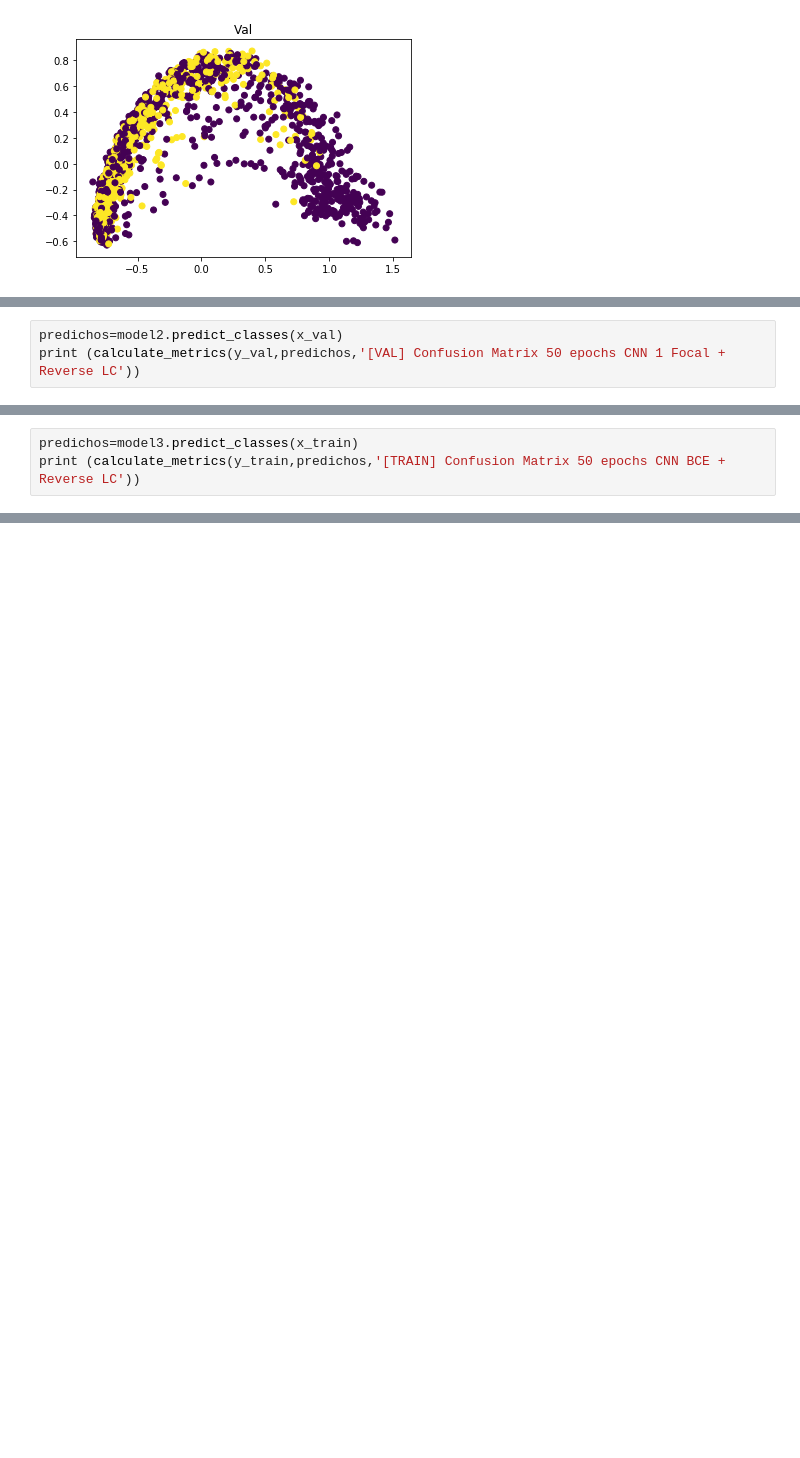
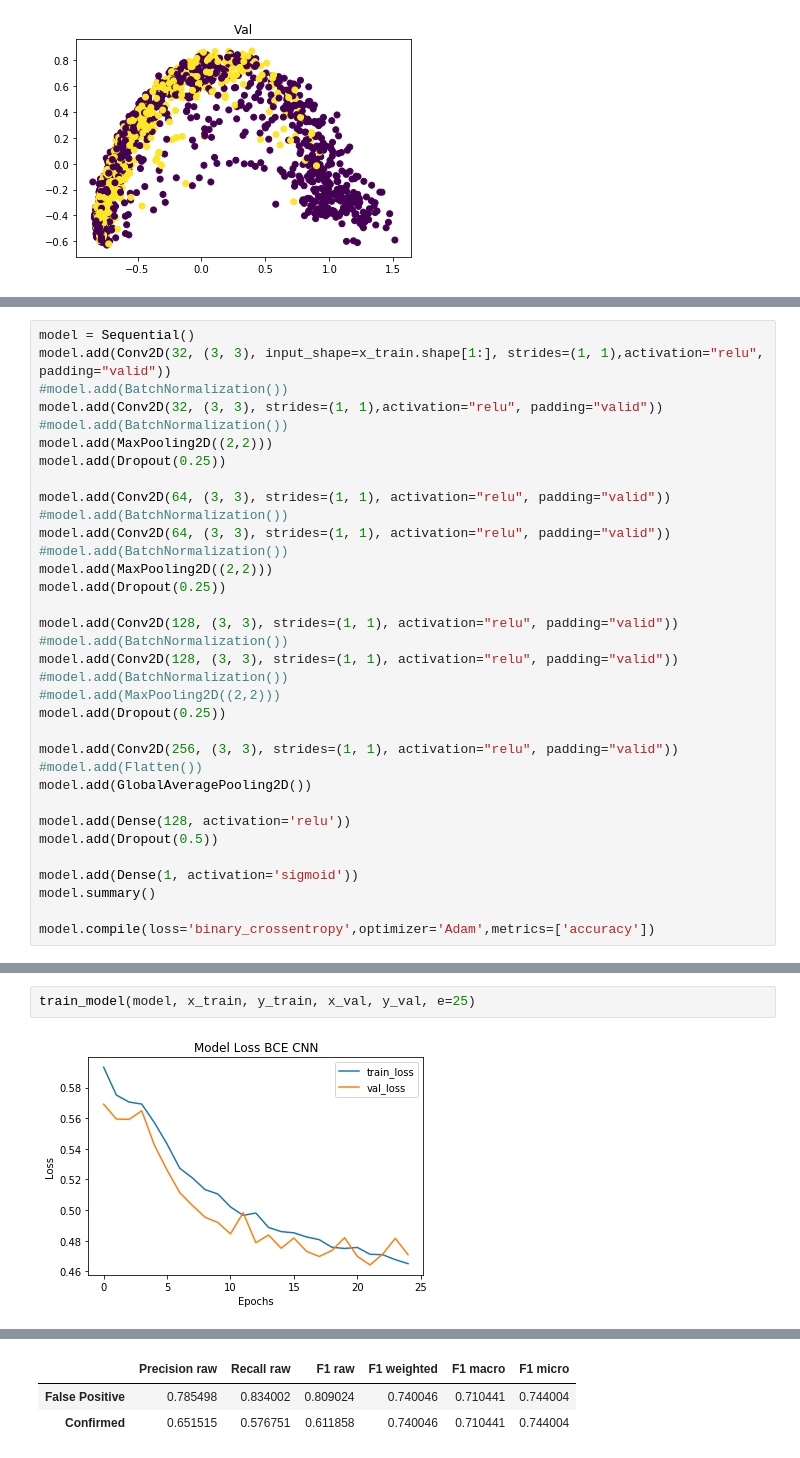
Before and after one commit to harel-coffee/PIIC19-auto, a Jupyter notebook: code/obj1/pruebas_cnn_francisco-concat.ipynb, the cells around one changed output, grey strips where cells are left out. Cells and saved outputs as stored; diff of their text form; blank space fills up the shorter version.

```diff
--- a/code/obj1/pruebas_cnn_francisco-concat.ipynb
+++ b/code/obj1/pruebas_cnn_francisco-concat.ipynb
@@ -415,3 +284,0 @@ Epoch 50/50
-# %%
-predichos=model2.predict_classes(x_val)
-print (calculate_metrics(y_val,predichos,'[VAL] Confusion Matrix 50 epochs CNN 1 Focal + Reverse LC'))
@@ -645,3 +284,0 @@ Confirmed       0.668573
-# %%
-predichos=model3.predict_classes(x_train)
-print (calculate_metrics(y_train,predichos,'[TRAIN] Confusion Matrix 50 epochs CNN BCE + Reverse LC'))
@@ -1035,0 +308,34 @@ Confirmed         0.419802
+# %%
+model = Sequential()
+model.add(Conv2D(32, (3, 3), input_shape=x_train.shape[1:], strides=(1, 1),activation="relu", padding="valid"))
+#model.add(BatchNormalization())
+model.add(Conv2D(32, (3, 3), strides=(1, 1),activation="relu", padding="valid"))
+#model.add(BatchNormalization())
+model.add(MaxPooling2D((2,2)))
+model.add(Dropout(0.25))
+
+model.add(Conv2D(64, (3, 3), strides=(1, 1), activation="relu", padding="valid"))
+#model.add(BatchNormalization())
+model.add(Conv2D(64, (3, 3), strides=(1, 1), activation="relu", padding="valid"))
+#model.add(BatchNormalization())
+model.add(MaxPooling2D((2,2)))
+model.add(Dropout(0.25))
+
+model.add(Conv2D(128, (3, 3), strides=(1, 1), activation="relu", padding="valid"))
+#model.add(BatchNormalization())
+model.add(Conv2D(128, (3, 3), strides=(1, 1), activation="relu", padding="valid"))
+#model.add(BatchNormalization())
+#model.add(MaxPooling2D((2,2)))
+model.add(Dropout(0.25))
+
+model.add(Conv2D(256, (3, 3), strides=(1, 1), activation="relu", padding="valid"))
+#model.add(Flatten())
+model.add(GlobalAveragePooling2D())
+
+model.add(Dense(128, activation='relu'))
+model.add(Dropout(0.5))
+
+model.add(Dense(1, activation='sigmoid'))
+model.summary()
+
+model.compile(loss='binary_crossentropy',optimizer='Adam',metrics=['accuracy'])
@@ -1035,0 +360,4 @@ Confirmed         0.419802
+# %%
+train_model(model, x_train, y_train, x_val, y_val, e=25)
+# %% [output]
+[figure, added]
@@ -1035,0 +365,3 @@ Confirmed         0.419802
+|  | Precision raw | Recall raw | F1 raw | F1 weighted | F1 macro | F1 micro |
+| False Positive | 0.785498 | 0.834002 | 0.809024 | 0.740046 | 0.710441 | 0.744004 |
+| Confirmed | 0.651515 | 0.576751 | 0.611858 | 0.740046 | 0.710441 | 0.744004 |
```
Also changed, not shown: parts of 81 cells of this notebook, 6 other files.
